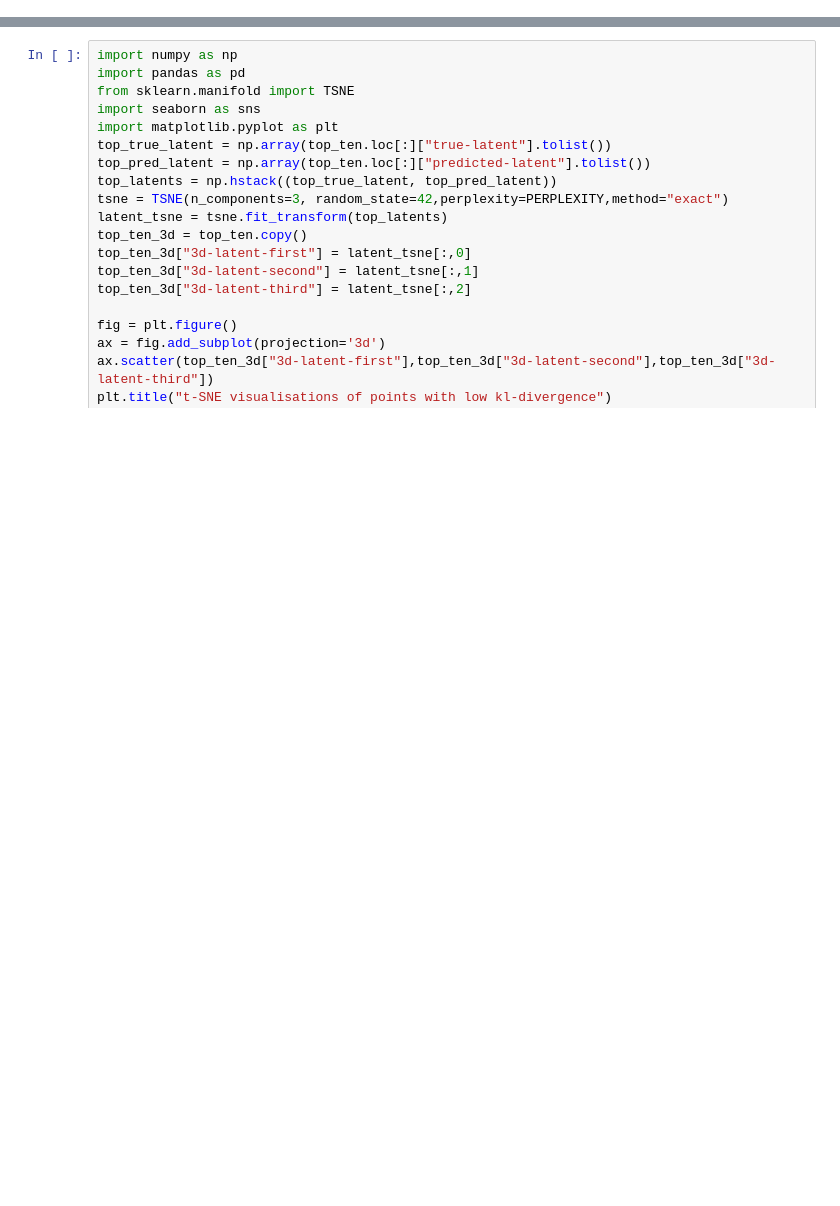
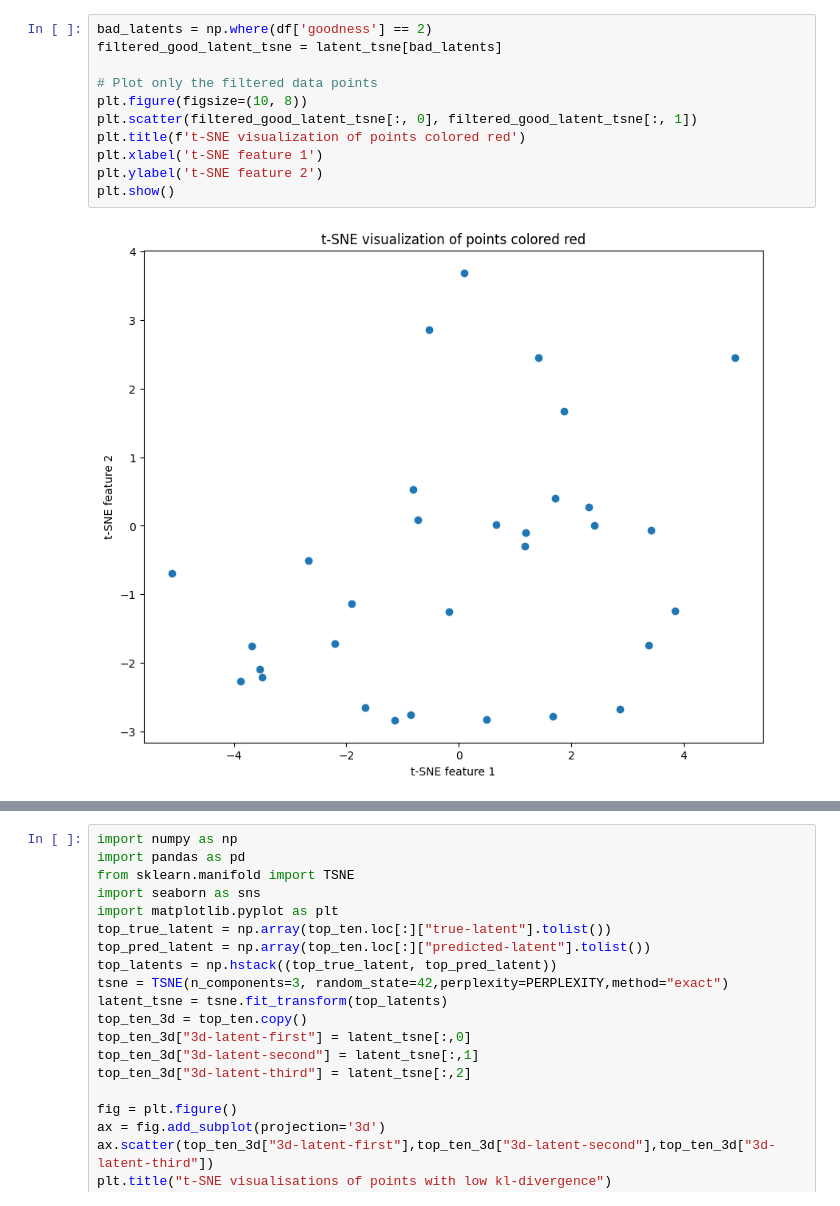
Before and after one commit to DESU-CLUB/markup2im, a Jupyter notebook: scripts/latent_visualisation.ipynb, the cells around one changed output, grey strips where cells are left out. Cells and saved outputs as stored; diff of their text form; blank space fills up the shorter version.

```diff
--- a/scripts/latent_visualisation.ipynb
+++ b/scripts/latent_visualisation.ipynb
@@ -43 +132,14 @@ bottom_ten = df_sorted.tail(SIZE)
+# %%
+bad_latents = np.where(df['goodness'] == 2)
+filtered_good_latent_tsne = latent_tsne[bad_latents]
+
+# Plot only the filtered data points
+plt.figure(figsize=(10, 8))
+plt.scatter(filtered_good_latent_tsne[:, 0], filtered_good_latent_tsne[:, 1])
+plt.title(f't-SNE visualization of points colored red')
+plt.xlabel('t-SNE feature 1')
+plt.ylabel('t-SNE feature 2')
+plt.show()
+# %% [output]
+[figure, added]
 # %%
```
Also changed, not shown: parts of 8 cells of this notebook, 2 other files.
